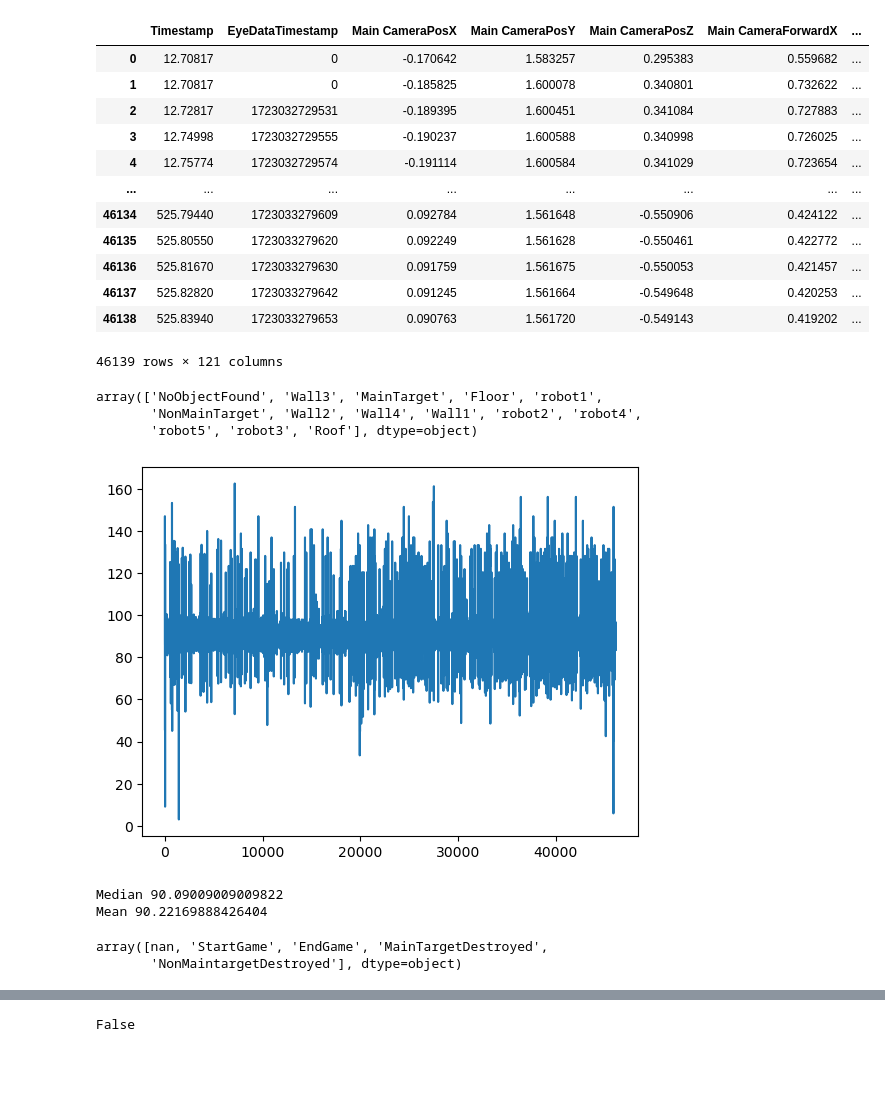
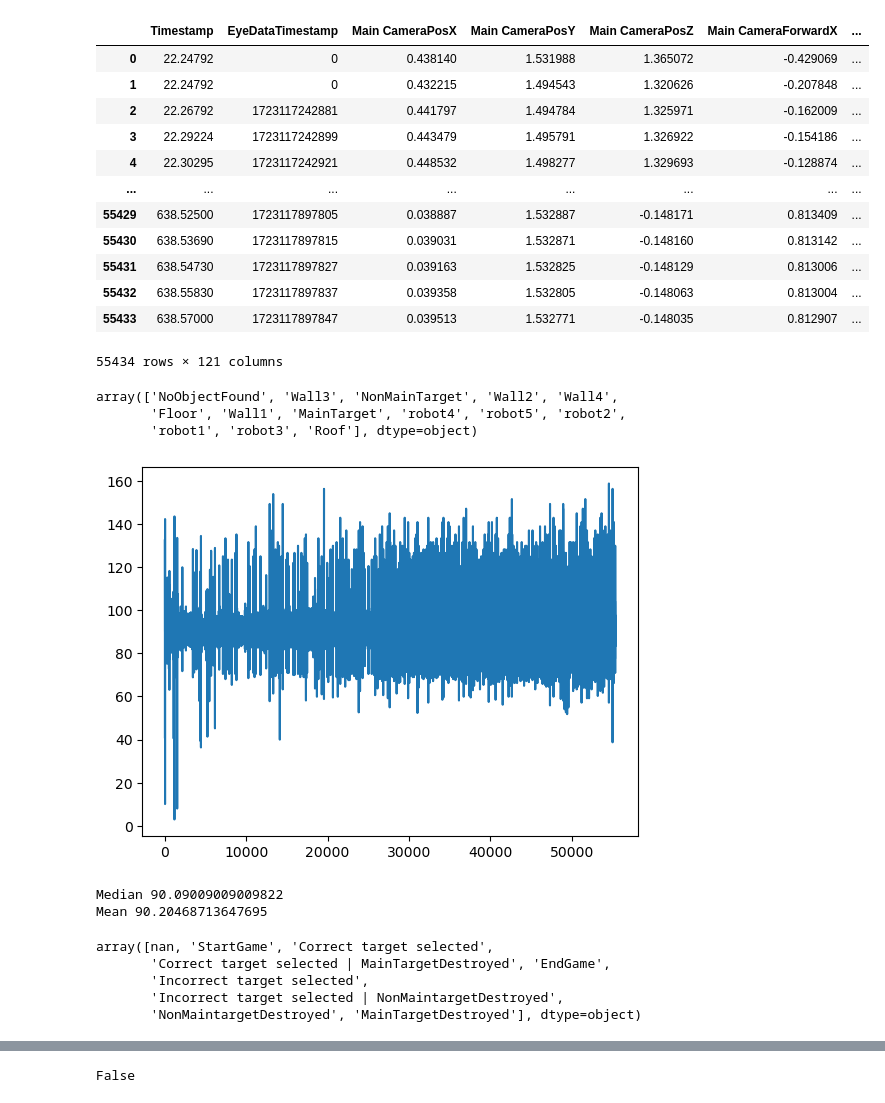
Before and after one commit to Arueris/GazeBasedSelection, a Jupyter notebook: dev.ipynb, the cells around one changed output, grey strips where cells are left out. Cells and saved outputs as stored; diff of their text form; code cells hidden in the pictures; blank space fills up the shorter version.

```diff
--- a/dev.ipynb
+++ b/dev.ipynb
@@ -1,31 +1,31 @@
 # %%
 import pandas as pd
 import os
 
-userFolder = "Data/TestRecordings/Triss1"
+userFolder = "Data/TestRecordings/ALena"
 condition = "nod"
 sceneData = pd.read_table(os.path.join(userFolder, condition, "SceneData.tsv"), sep="\t", decimal=",")
 sceneData
 # %% [output]
 |  | Timestamp | EyeDataTimestamp | Main CameraPosX | Main CameraPosY | Main CameraPosZ | Main CameraForwardX | ... |
-| 0 | 12.70817 | 0 | -0.170642 | 1.583257 | 0.295383 | 0.559682 | ... |
-| 1 | 12.70817 | 0 | -0.185825 | 1.600078 | 0.340801 | 0.732622 | ... |
-| 2 | 12.72817 | 1723032729531 | -0.189395 | 1.600451 | 0.341084 | 0.727883 | ... |
-| 3 | 12.74998 | 1723032729555 | -0.190237 | 1.600588 | 0.340998 | 0.726025 | ... |
-| 4 | 12.75774 | 1723032729574 | -0.191114 | 1.600584 | 0.341029 | 0.723654 | ... |
+| 0 | 22.24792 | 0 | 0.438140 | 1.531988 | 1.365072 | -0.429069 | ... |
+| 1 | 22.24792 | 0 | 0.432215 | 1.494543 | 1.320626 | -0.207848 | ... |
+| 2 | 22.26792 | 1723117242881 | 0.441797 | 1.494784 | 1.325971 | -0.162009 | ... |
+| 3 | 22.29224 | 1723117242899 | 0.443479 | 1.495791 | 1.326922 | -0.154186 | ... |
+| 4 | 22.30295 | 1723117242921 | 0.448532 | 1.498277 | 1.329693 | -0.128874 | ... |
 | ... | ... | ... | ... | ... | ... | ... | ... |
-| 46134 | 525.79440 | 1723033279609 | 0.092784 | 1.561648 | -0.550906 | 0.424122 | ... |
-| 46135 | 525.80550 | 1723033279620 | 0.092249 | 1.561628 | -0.550461 | 0.422772 | ... |
-| 46136 | 525.81670 | 1723033279630 | 0.091759 | 1.561675 | -0.550053 | 0.421457 | ... |
-| 46137 | 525.82820 | 1723033279642 | 0.091245 | 1.561664 | -0.549648 | 0.420253 | ... |
-| 46138 | 525.83940 | 1723033279653 | 0.090763 | 1.561720 | -0.549143 | 0.419202 | ... |
+| 55429 | 638.52500 | 1723117897805 | 0.038887 | 1.532887 | -0.148171 | 0.813409 | ... |
+| 55430 | 638.53690 | 1723117897815 | 0.039031 | 1.532871 | -0.148160 | 0.813142 | ... |
+| 55431 | 638.54730 | 1723117897827 | 0.039163 | 1.532825 | -0.148129 | 0.813006 | ... |
+| 55432 | 638.55830 | 1723117897837 | 0.039358 | 1.532805 | -0.148063 | 0.813004 | ... |
+| 55433 | 638.57000 | 1723117897847 | 0.039513 | 1.532771 | -0.148035 | 0.812907 | ... |
-46139 rows × 121 columns
+55434 rows × 121 columns
 # %%
 sceneData.FixatedObject.unique()
 # %% [output]
-array(['NoObjectFound', 'Wall3', 'MainTarget', 'Floor', 'robot1',
-       'NonMainTarget', 'Wall2', 'Wall4', 'Wall1', 'robot2', 'robot4',
-       'robot5', 'robot3', 'Roof'], dtype=object)
+array(['NoObjectFound', 'Wall3', 'NonMainTarget', 'Wall2', 'Wall4',
+       'Floor', 'Wall1', 'MainTarget', 'robot4', 'robot5', 'robot2',
+       'robot1', 'robot3', 'Roof'], dtype=object)
 # %%
 import matplotlib.pyplot as plt
 import numpy as np
@@ -38,14 +38,17 @@ plt.show()
 print("Median", np.median(fps))
 print("Mean", np.nanmean(fps))
 # %% [output]
-[figure, old version]
+[figure, new version]
 Median 90.09009009009822
-Mean 90.22169888426404
+Mean 90.20468713647695
 # %%
 sceneData.Msg.unique()
 # %% [output]
-array([nan, 'StartGame', 'EndGame', 'MainTargetDestroyed',
-       'NonMaintargetDestroyed'], dtype=object)
+array([nan, 'StartGame', 'Correct target selected',
+       'Correct target selected | MainTargetDestroyed', 'EndGame',
+       'Incorrect target selected',
+       'Incorrect target selected | NonMaintargetDestroyed',
+       'NonMaintargetDestroyed', 'MainTargetDestroyed'], dtype=object)
 # %%
 sceneData.loc[sceneData.loc[sceneData.Msg=="MainTargetDestroyed"].index-1, [x for x in sceneData.columns if "MT" in x]]
 # %% [output]
```
Also changed, not shown: parts of 19 cells of this notebook, 5 other files.
